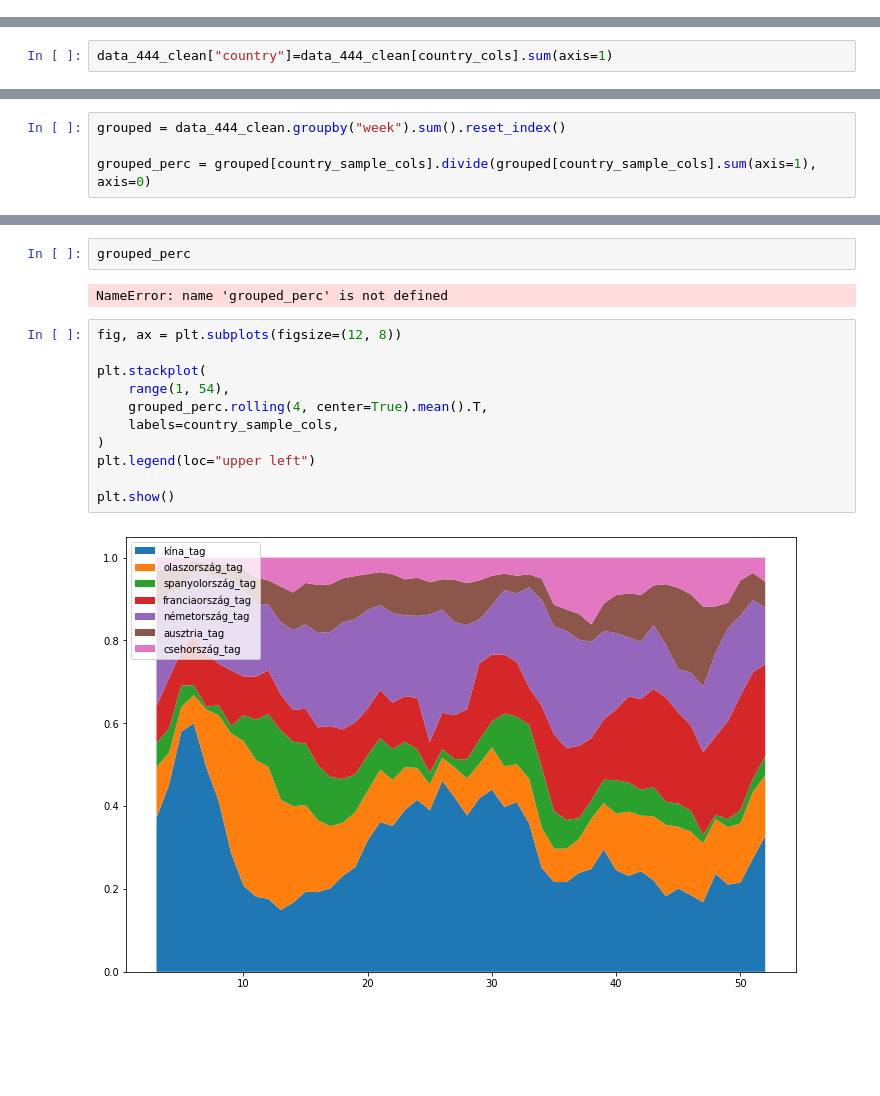
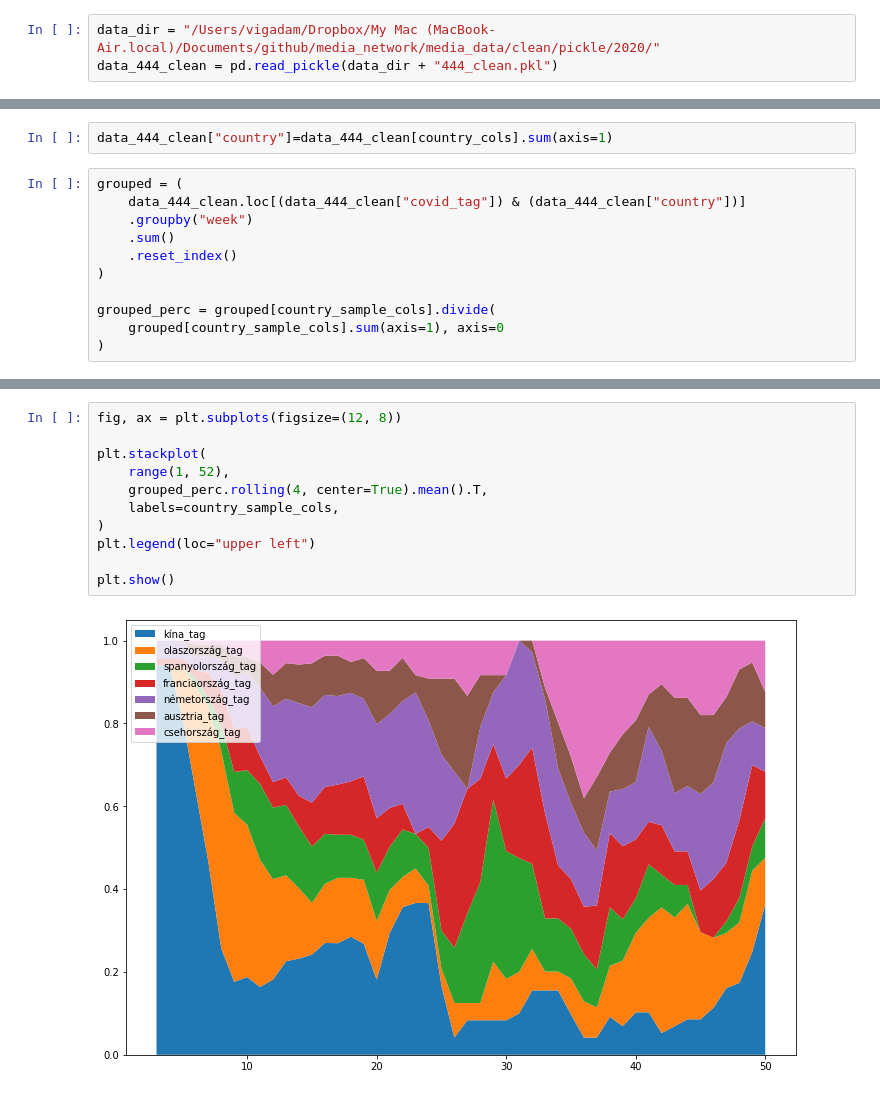
Before and after one commit to adamvig96/Hungarian_online-media_network, a Jupyter notebook: cleaning_code/444_clean.ipynb, the cells around one changed output, grey strips where cells are left out. Cells and saved outputs as stored; diff of their text form; blank space fills up the shorter version.

Commit message:
update cleaners, downloaders

```diff
--- a/cleaning_code/444_clean.ipynb
+++ b/cleaning_code/444_clean.ipynb
@@ -235 +225,4 @@ data_444_clean.loc[0,"link"]
+# %%
+data_dir = "/Users/vigadam/Dropbox/My Mac (MacBook-Air.local)/Documents/github/media_network/media_data/clean/pickle/2020/"
+data_444_clean = pd.read_pickle(data_dir + "444_clean.pkl")
 # %%
@@ -295,3 +309,14 @@ country_cols = ["{country}_tag".format(country=country) for country in countries
 country_sample_cols = ["{country}_tag".format(country=country) for country in country_sample]
 # %%
 data_444_clean["country"]=data_444_clean[country_cols].sum(axis=1)
+# %%
+grouped = (
+    data_444_clean.loc[(data_444_clean["covid_tag"]) & (data_444_clean["country"])]
+    .groupby("week")
+    .sum()
+    .reset_index()
+)
+
+grouped_perc = grouped[country_sample_cols].divide(
+    grouped[country_sample_cols].sum(axis=1), axis=0
+)
@@ -314,4 +379,0 @@ data_444_clean
-# %%
-grouped = data_444_clean.groupby("week").sum().reset_index()
-
-grouped_perc = grouped[country_sample_cols].divide(grouped[country_sample_cols].sum(axis=1), axis=0)
@@ -338,17 +380,13 @@ grouped_perc.round(2)
-# %%
-grouped_perc
-# %% [output]
-NameError: name 'grouped_perc' is not defined
 # %%
 fig, ax = plt.subplots(figsize=(12, 8))
 
 plt.stackplot(
-    range(1, 54),
+    range(1, 52),
     grouped_perc.rolling(4, center=True).mean().T,
     labels=country_sample_cols,
 )
 plt.legend(loc="upper left")
 
 plt.show()
 # %% [output]
-[figure, old version]
+[figure, new version]
```
Also changed, not shown: parts of 23 cells of this notebook, 17 other files.
